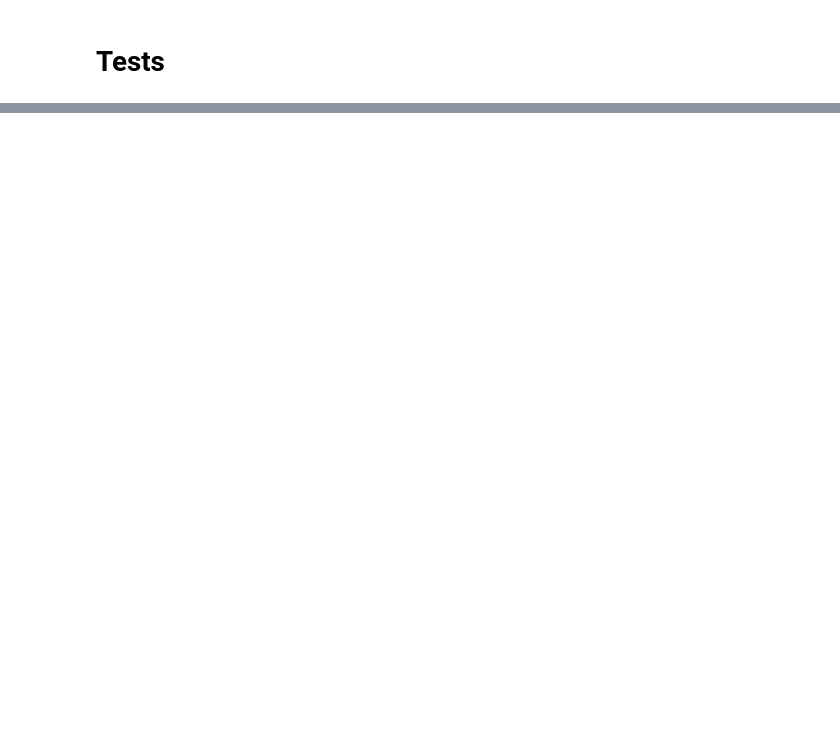
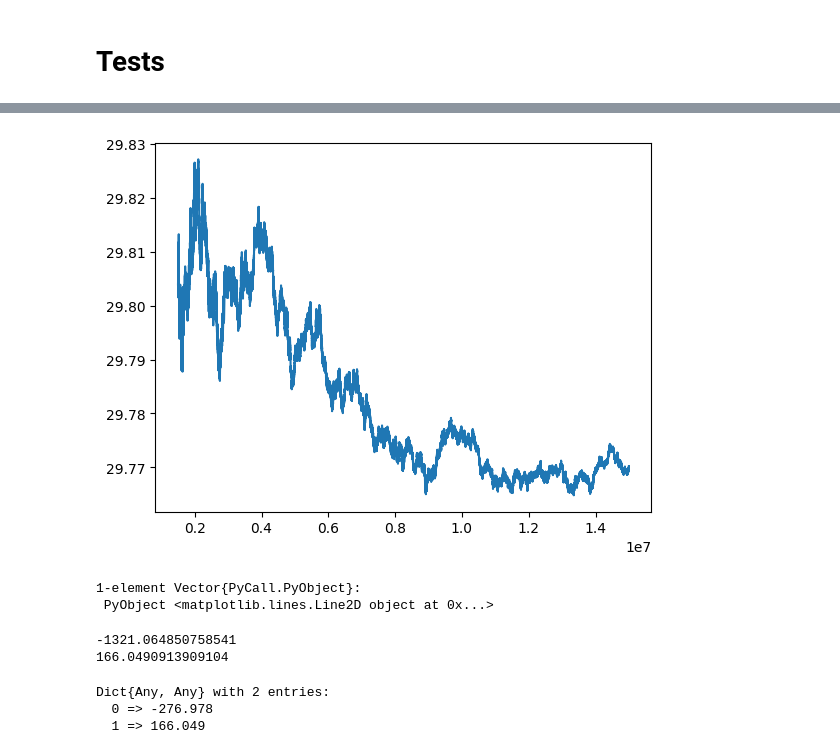
Before and after one commit to fairleyl/PhD-Code, a Jupyter notebook: Problem-Suite-Test.ipynb, the cells around one changed output, grey strips where cells are left out. Drawn from its saved outputs; the diff is of its cells as text; code cells hidden in the pictures; blank space fills up the shorter version.

```diff
--- a/Problem-Suite-Test.ipynb
+++ b/Problem-Suite-Test.ipynb
@@ -5329,0 +5338,30 @@ gEvaluationNewVFA (generic function with 1 method)
+# %%
+function smarActionAndVFromNewVFA_fa(s, flows, N,alpha_d, alpha_r, beta, tau, c0, c1, r, ve, vn, g; forceZeroVCalc = false)
+    #find optimal action
+    optA = faAction(s)
+    optV = 0.0
+    zeroV = 0.0
+
+    #force calculation of zeroV if required
+    if forceZeroVCalc
+        t = sojournTime(s, optA, flows, N, alpha_d, alpha_r, beta, tau)
+        zeroV = instantCostCont(s,optA,N,alpha_d, alpha_r, beta, tau, c0, c1, r, flows) + expectedNextValueContNewVFA(s,optA,N,alpha_d, alpha_r, beta, tau, c0, c1, r, flows, ve, vn) - g*t
+    end
+
+    #handle different cases for action choice and forceZeroVCalc
+    if optA == zeros(Int64, N) && forceZeroVCalc
+        optV = zeroV
+    elseif optA == zeros(Int64, N)
+        t = sojournTime(s, optA, flows, N, alpha_d, alpha_r, beta, tau)
+        optV = instantCostCont(s,optA,N,alpha_d, alpha_r, beta, tau, c0, c1, r, flows) + expectedNextValueContNewVFA(s,optA,N,alpha_d, alpha_r, beta, tau, c0, c1, r, flows, ve, vn) - g*t
+    else
+        optV = v(s-optA, N, flows, ve, vn)
+    end
+
+    #return values based on forceZeroVCalc
+    if forceZeroVCalc
+        return optA, optV, zeroV
+    else
+        return optA, optV
+    end
+end
@@ -5498,0 +5676,4 @@ PyPlot.plot(gs[2][start:evalNMax])
+# %%
+nMax = 15000000
+result = smarpeNewVFA_ST_fa(N,alpha_d, alpha_r, beta, tau, c0, c1, r, nMax, 0.001, 0.1; printProgress = true, modCounter = 1000000)
+result[3]
@@ -5498,0 +5697,23 @@ PyPlot.plot(gs[2][start:evalNMax])
+# %%
+start = floor(Int64, nMax/10)
+#start = 1
+finish = nMax
+PyPlot.plot(start:finish,result[4][start:finish])
+# %% [output]
+[figure, added]
+1-element Vector{PyCall.PyObject}:
+ PyObject <matplotlib.lines.Line2D object at 0x...>
+# %%
+ve = result[1]
+vn = result[2]
+println(v([1,1,1,1,1],N,alpha_d, alpha_r, beta, tau, c0, c1, r, ve, vn))
+println(v([3,3,3,3,3],N,alpha_d, alpha_r, beta, tau, c0, c1, r, ve, vn))
+# %% [output]
+-1321.064850758541
+166.0490913909104
+# %%
+vn
+# %% [output]
+Dict{Any, Any} with 2 entries:
+  0 => -276.978
+  1 => 166.049
```
Also changed, not shown: parts of 74 cells of this notebook, 2 other files.
